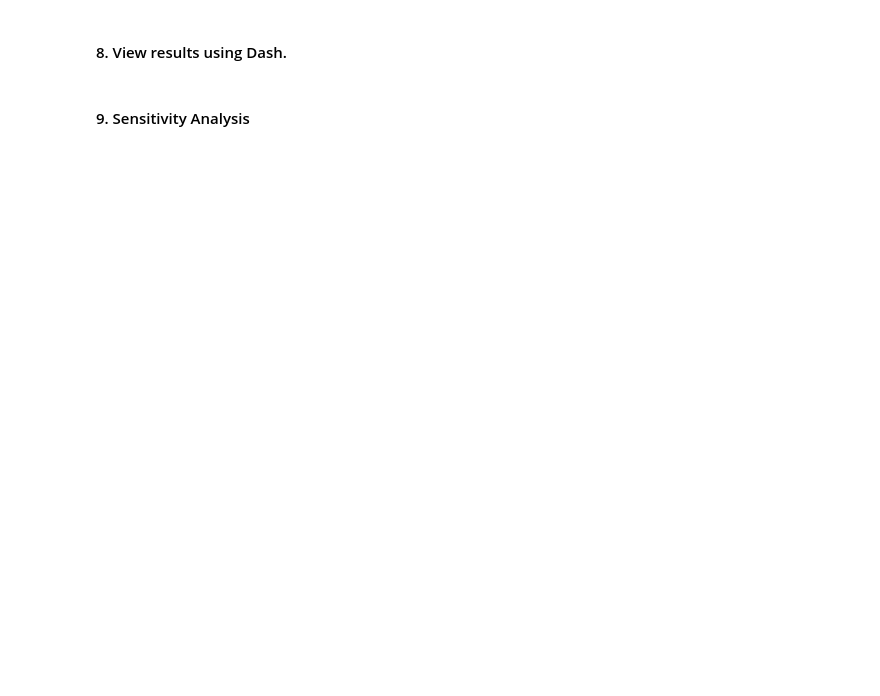
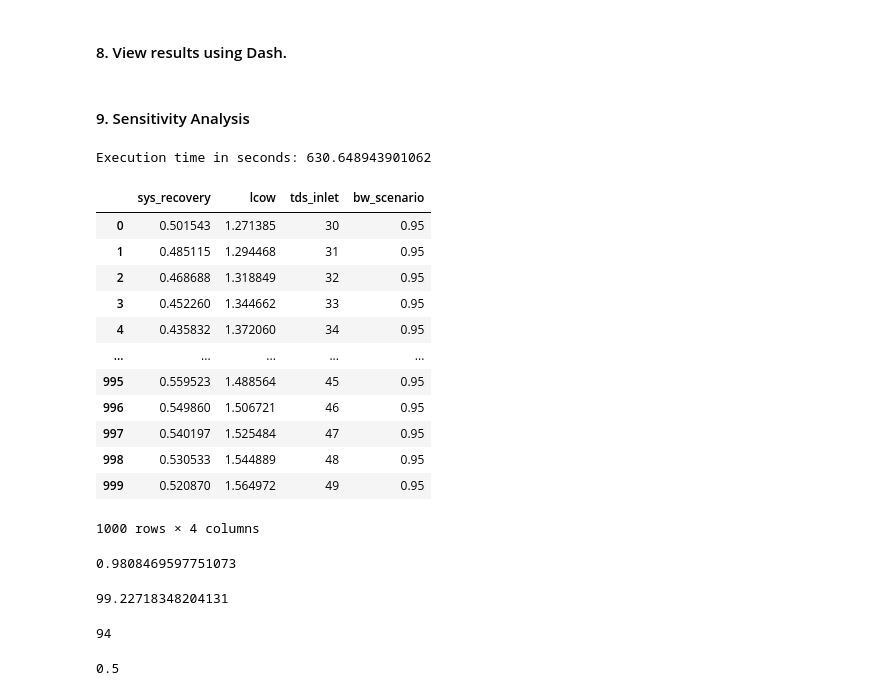
Before and after one commit to NREL/WaterTAP3, a Jupyter notebook: IDAES-WaterTAP3_v2/WaterTAP3_RunTrain_Tutorial-Carlsbad_Feb3.ipynb, the cells around one changed output. Cells and saved outputs as stored; diff of their text form; code cells hidden in the pictures; blank space fills up the shorter version.

```diff
--- a/IDAES-WaterTAP3_v2/WaterTAP3_RunTrain_Tutorial-Carlsbad_Feb3.ipynb
+++ b/IDAES-WaterTAP3_v2/WaterTAP3_RunTrain_Tutorial-Carlsbad_Feb3.ipynb
@@ -72,0 +118,65 @@ FUNCTION(CSV_NAME, JSON_NAME)
+# %%
+startTime = time.time()
+
+lcow_list = []
+recovery_list = []
+scenario_list = []
+tds_list = []
+
+final_df = pd.DataFrame()
+
+for pmax_scenario in pmax_range:
+
+    for bw_scenario in backwash_scenario:
+
+        #for value_change in pct_to_target1: # cycles through each value from MC range
+        for tds_value in tds_range:
+
+            # create and build model
+            m = wt.watertap_setup(dynamic = False)
+            m = wt.case_study_trains.get_case_study(flow = 4.5833, m = m)
+
+            m.fs.backwash_solids_handling.water_recovery.fix(bw_scenario)
+            m.fs.ro_deep.pmax.fix(pmax_scenario)
+            m.fs.source1.conc_mass_in[0, "TDS"].fix(tds_value)
+
+            wt.run_water_tap(m = m, solver_results = False, print_model_results = False)
+
+            #df = wt.get_results_table(m = m)
+            #df[df["Unit Process Name"] == "System"]
+            inlet_flow = value(m.fs.municipal_drinking.flow_vol_in[0])
+            outlet_flow = value(m.fs.source1.flow_vol_in[0])
+            recovery_list.append(inlet_flow / outlet_flow)
+            scenario_list.append(bw_scenario)
+            tds_list.append(value(m.fs.source1.conc_mass_in[0, "TDS"]))
+            lcow_list.append(value(m.fs.costing.LCOW))
+
+final_df["sys_recovery"] = recovery_list
+final_df["lcow"] = lcow_list
+final_df["tds_inlet"] = tds_list
+final_df["bw_scenario"] = scenario_list
+
+executionTime = (time.time() - startTime)
+print('Execution time in seconds: ' + str(executionTime))
+# %% [output]
+Execution time in seconds: 630.648943901062
+# %%
+final_df
+# %% [output]
+|  | sys_recovery | lcow | tds_inlet | bw_scenario |
+| 0 | 0.501543 | 1.271385 | 30 | 0.95 |
+| 1 | 0.485115 | 1.294468 | 31 | 0.95 |
+| 2 | 0.468688 | 1.318849 | 32 | 0.95 |
+| 3 | 0.452260 | 1.344662 | 33 | 0.95 |
+| 4 | 0.435832 | 1.372060 | 34 | 0.95 |
+| ... | ... | ... | ... | ... |
+| 995 | 0.559523 | 1.488564 | 45 | 0.95 |
+| 996 | 0.549860 | 1.506721 | 46 | 0.95 |
+| 997 | 0.540197 | 1.525484 | 47 | 0.95 |
+| 998 | 0.530533 | 1.544889 | 48 | 0.95 |
+| 999 | 0.520870 | 1.564972 | 49 | 0.95 |
+1000 rows × 4 columns
+# %%
+final_df.sys_recovery.max()
+# %% [output]
+0.9808469597751073
@@ -72,0 +185,12 @@ FUNCTION(CSV_NAME, JSON_NAME)
+# %%
+value(m.fs.ro_deep.conc_mass_in[0, "TDS"])
+# %% [output]
+99.22718348204131
+# %%
+value(m.fs.source1.conc_mass_in[0, "TDS"])
+# %% [output]
+94
+# %%
+value(m.fs.backwash_solids_handling.water_recovery[0])
+# %% [output]
+0.5
```
Also changed, not shown: parts of 14 cells of this notebook, 3 other files.
